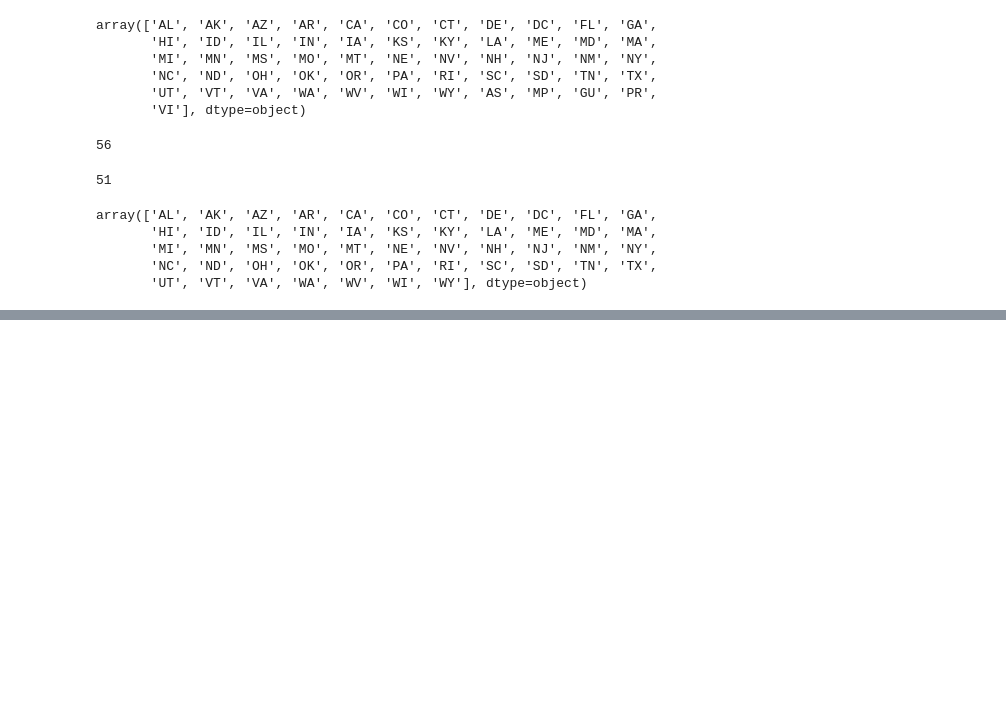
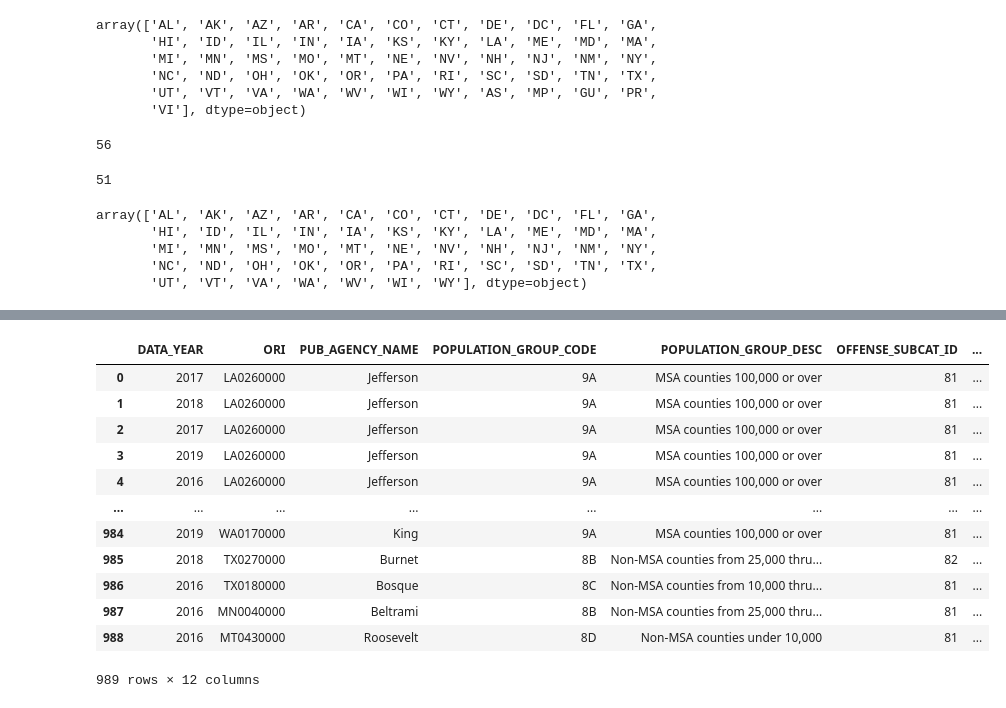
Before and after one commit to bakeralexan/human_trafficking_interactive_charts, a Jupyter notebook: ori_to_fips.ipynb, the cells around one changed output, grey strips where cells are left out. Saved outputs shown, nothing was run; the diff lists cells and outputs as text; code cells hidden in the pictures; blank space fills up the shorter version.

```diff
--- a/ori_to_fips.ipynb
+++ b/ori_to_fips.ipynb
@@ -125,0 +139,17 @@ SyntaxError: invalid syntax (<ipython-input-32-9f0929610271>, line 1)
+# %%
+merge_df = pd.merge(ori_short_df, fips_df, on="COUNTY")
+merge_df
+# %% [output]
+|  | DATA_YEAR | ORI | PUB_AGENCY_NAME | POPULATION_GROUP_CODE | POPULATION_GROUP_DESC | OFFENSE_SUBCAT_ID | ... |
+| 0 | 2017 | LA0260000 | Jefferson | 9A | MSA counties 100,000 or over | 81 | ... |
+| 1 | 2018 | LA0260000 | Jefferson | 9A | MSA counties 100,000 or over | 81 | ... |
+| 2 | 2017 | LA0260000 | Jefferson | 9A | MSA counties 100,000 or over | 81 | ... |
+| 3 | 2019 | LA0260000 | Jefferson | 9A | MSA counties 100,000 or over | 81 | ... |
+| 4 | 2016 | LA0260000 | Jefferson | 9A | MSA counties 100,000 or over | 81 | ... |
+| ... | ... | ... | ... | ... | ... | ... | ... |
+| 984 | 2019 | WA0170000 | King | 9A | MSA counties 100,000 or over | 81 | ... |
+| 985 | 2018 | TX0270000 | Burnet | 8B | Non-MSA counties from 25,000 thru... | 82 | ... |
+| 986 | 2016 | TX0180000 | Bosque | 8C | Non-MSA counties from 10,000 thru... | 81 | ... |
+| 987 | 2016 | MN0040000 | Beltrami | 8B | Non-MSA counties from 25,000 thru... | 81 | ... |
+| 988 | 2016 | MT0430000 | Roosevelt | 8D | Non-MSA counties under 10,000 | 81 | ... |
+989 rows × 12 columns
```
Also changed, not shown: parts of 2 cells of this notebook, 5 other files.
